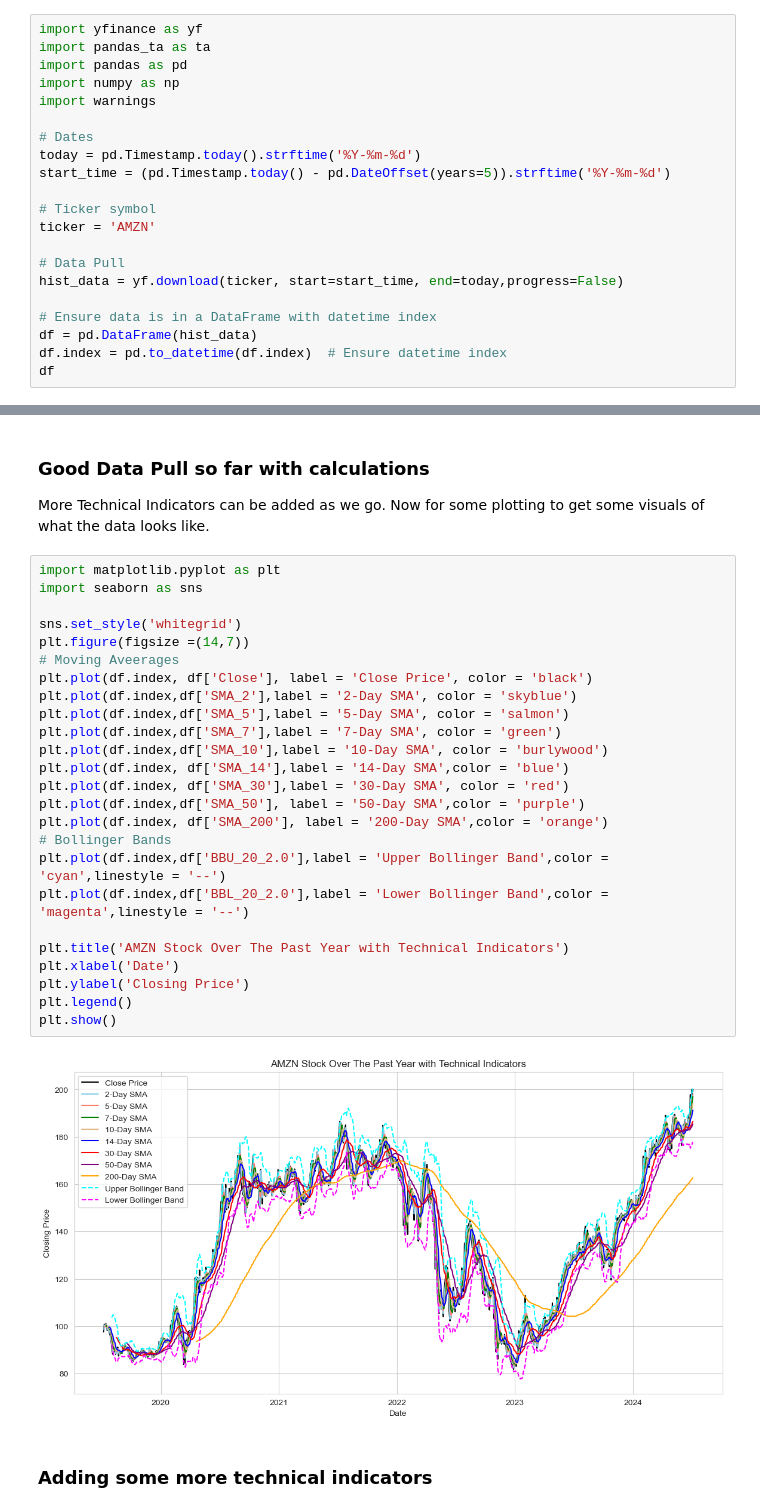
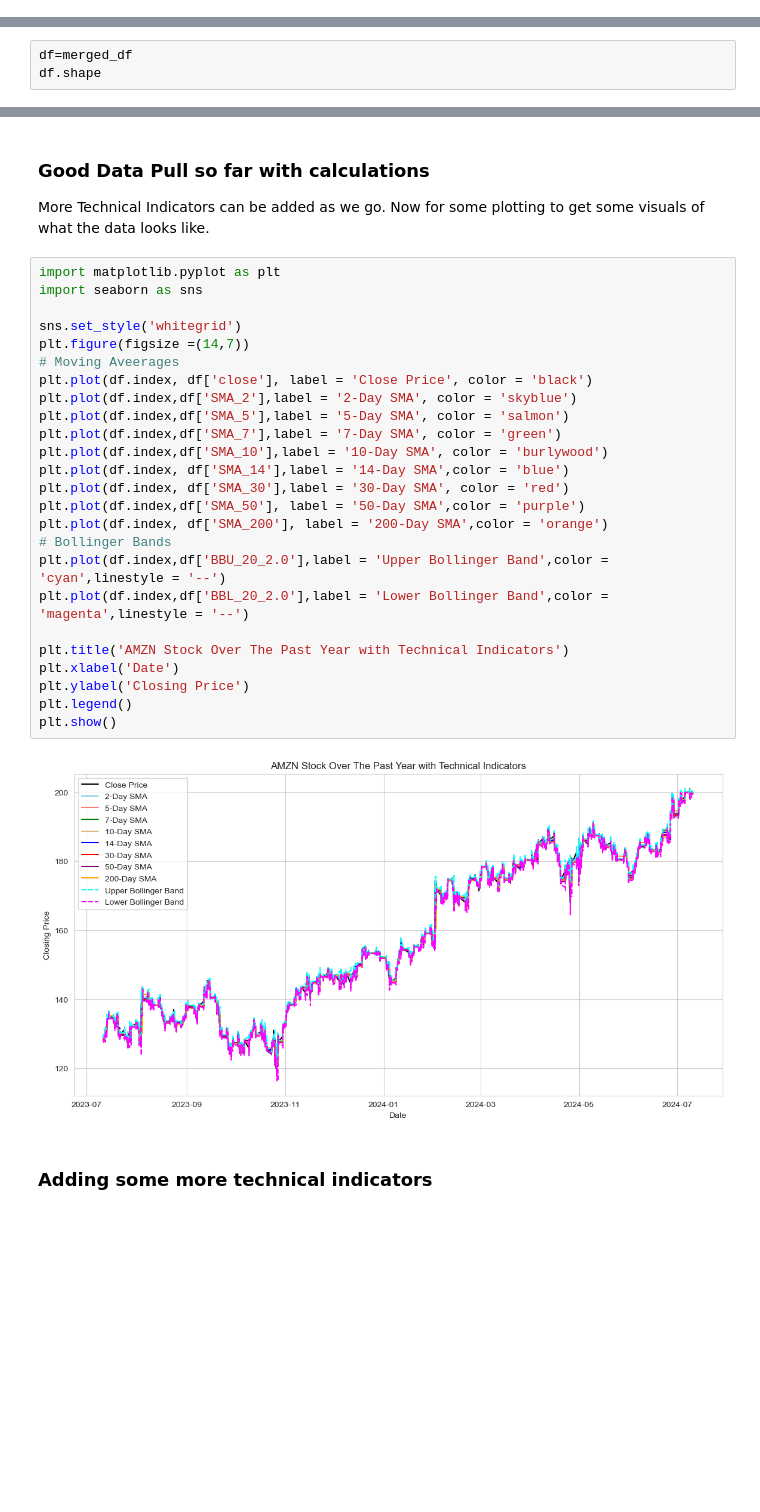
Before and after one commit to sflyranger/Stock_Price_Machine_Learning_Project, a Jupyter notebook: Amazon Stock Prediction Model.ipynb, the cells around one changed output, grey strips where cells are left out. Cells and saved outputs as stored; diff of their text form; blank space fills up the shorter version.

Commit message:
Full Data Ready for cleaning

```diff
--- a/Amazon Stock Prediction Model.ipynb
+++ b/Amazon Stock Prediction Model.ipynb
@@ -3,24 +3,3 @@
 # %% [markdown]
 -----------------------------------
 ## Historical Data Pull for Amazon
-# %%
-import yfinance as yf
-import pandas_ta as ta
-import pandas as pd
-import numpy as np
-import warnings
-
-# Dates
-today = pd.Timestamp.today().strftime('%Y-%m-%d')
-start_time = (pd.Timestamp.today() - pd.DateOffset(years=5)).strftime('%Y-%m-%d')
-
-# Ticker symbol
-ticker = 'AMZN'
-
-# Data Pull
-hist_data = yf.download(ticker, start=start_time, end=today,progress=False)
-
-# Ensure data is in a DataFrame with datetime index
-df = pd.DataFrame(hist_data)
-df.index = pd.to_datetime(df.index)  # Ensure datetime index
-df
@@ -41,0 +54,3 @@ df
+# %%
+df=merged_df
+df.shape
@@ -102,30 +119,30 @@ More Technical Indicators can be added as we go. Now for some plotting to get so
 # %%
 import matplotlib.pyplot as plt
 import seaborn as sns
 
 sns.set_style('whitegrid')
 plt.figure(figsize =(14,7))
 # Moving Aveerages
-plt.plot(df.index, df['Close'], label = 'Close Price', color = 'black')
+plt.plot(df.index, df['close'], label = 'Close Price', color = 'black')
 plt.plot(df.index,df['SMA_2'],label = '2-Day SMA', color = 'skyblue')
 plt.plot(df.index,df['SMA_5'],label = '5-Day SMA', color = 'salmon')
 plt.plot(df.index,df['SMA_7'],label = '7-Day SMA', color = 'green')
 plt.plot(df.index,df['SMA_10'],label = '10-Day SMA', color = 'burlywood')
 plt.plot(df.index, df['SMA_14'],label = '14-Day SMA',color = 'blue')
 plt.plot(df.index, df['SMA_30'],label = '30-Day SMA', color = 'red')
 plt.plot(df.index,df['SMA_50'], label = '50-Day SMA',color = 'purple')
 plt.plot(df.index, df['SMA_200'], label = '200-Day SMA',color = 'orange')
 # Bollinger Bands
 plt.plot(df.index,df['BBU_20_2.0'],label = 'Upper Bollinger Band',color = 'cyan',linestyle = '--')
 plt.plot(df.index,df['BBL_20_2.0'],label = 'Lower Bollinger Band',color = 'magenta',linestyle = '--')
 
 plt.title('AMZN Stock Over The Past Year with Technical Indicators')
 plt.xlabel('Date')
 plt.ylabel('Closing Price')
 plt.legend()
 plt.show()
 # %% [output]
-[figure, old version]
+[figure, new version]
 # %% [markdown]
 ### Adding some more technical indicators
 # %% [markdown]
```
Also changed, not shown: parts of 12 cells of this notebook, 2 other files.
